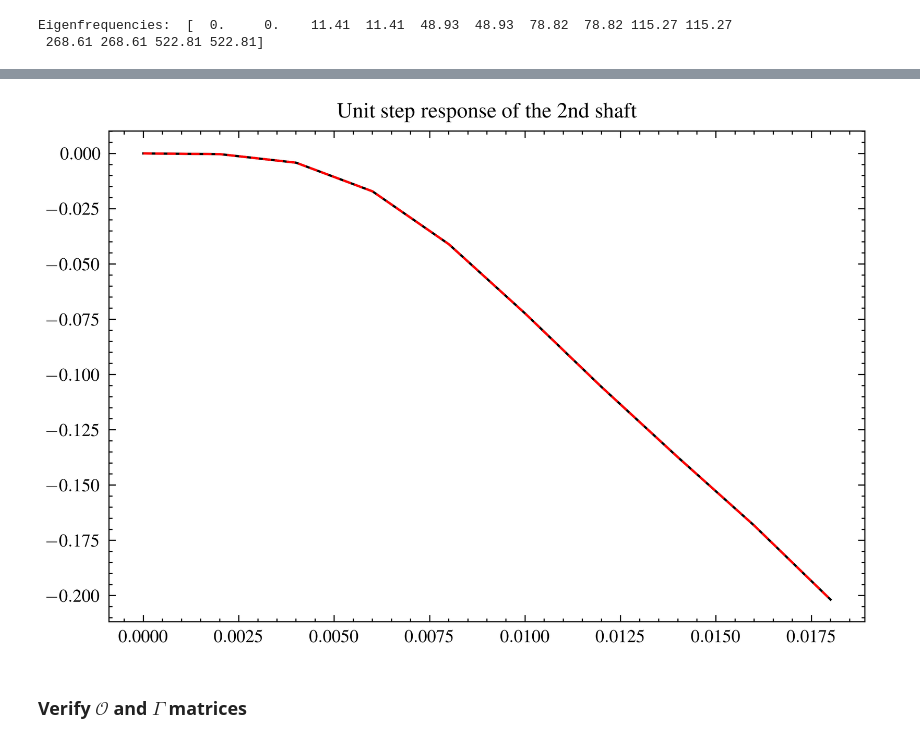
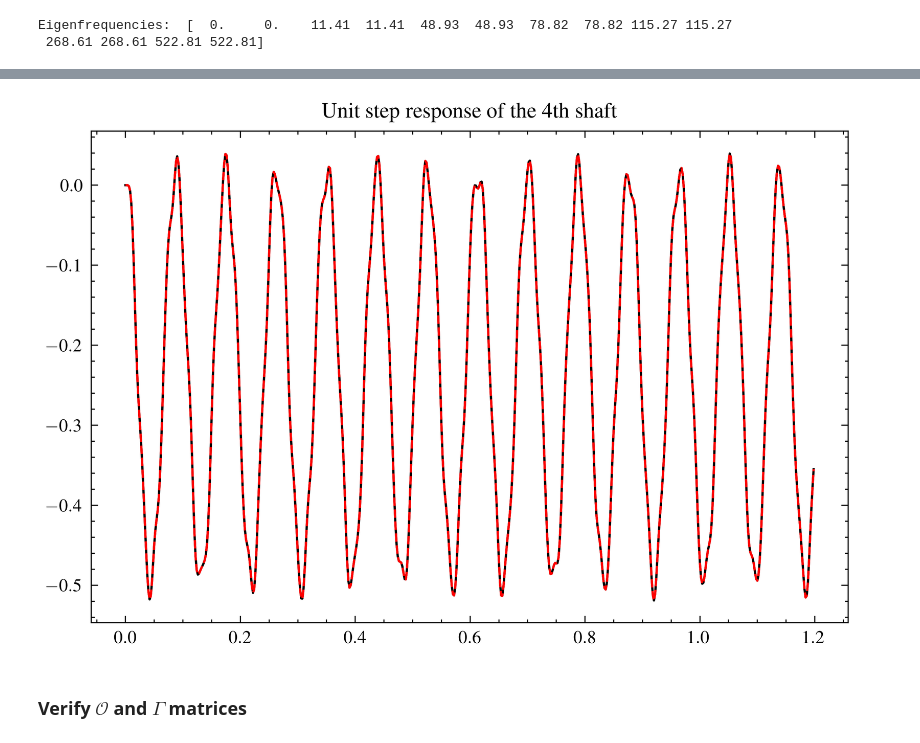
Before and after one commit to urho-h/torque_estimation_masters, a Jupyter notebook: notebooks/test_ikonen_ot.ipynb, the cells around one changed output, grey strips where cells are left out. Drawn from its saved outputs; the diff is of its cells as text; code cells hidden in the pictures.

```diff
--- a/notebooks/test_ikonen_ot.ipynb
+++ b/notebooks/test_ikonen_ot.ipynb
@@ -77,6 +77,22 @@ def state_matrices(assembly):
     B = np.vstack([Z, M_inv])
 
     return A, B
+# %%
+def c2d(A,B,Ts):
+    """
+    C2D computes a discrete-time model of a system (A_c,B_c) with sample time T_s.
+    The function returns matrices A,B of the discrete-time system.
+    """
+    m, n = A.shape
+    nb = B.shape[1]
+
+    s = np.concatenate([A, B], axis=1)
+    s = np.concatenate([s, np.zeros( (nb,n+nb) )], axis=0)
+    S = LA.expm(s*Ts)
+    Ad = S[0:n,0:n]
+    Bd = S[0:n,n:n+nb+1]
+
+    return Ad, Bd
 # %%
 def X(k_values, ndof):
     """
@@ -302,10 +317,19 @@ plt.show()
-# %%
-plt.plot(tout, 5.95e7*(yout[:,2] - yout[:,1]))
-plt.plot(tout_mod, yout_mod[:,1], '--')
-plt.title("Unit step response of the 2nd shaft")
-plt.show()
-# %% [output]
-[figure, removed]
+# %%
+# discrete-time model
+dt = np.mean(np.diff(t))
+
+A_d, B_d = c2d(A, B, dt)
+dtout, dyout, dxout = dlsim((A_d, B_d, C, D, dt), u, t=t)
+
+A_transformed_d, B_transformed_d = c2d(A_transformed, B_transformed, dt)
+dtout_mod, dyout_mod, dxout_mod = dlsim((A_transformed_d, B_transformed_d, C_transformed, D_transformed, dt), u, t=t)
+
+plt.plot(dtout, 6.93e8*(dyout[:,4] - dyout[:,3]))
+plt.plot(dtout_mod, dyout_mod[:,3], '--')
+plt.title("Unit step response of the 4th shaft")
+plt.show()
+# %% [output]
+[figure, added]
 # %% [markdown]
 ### Verify $\mathcal{O}$ and $\Gamma$ matrices
 # %%
```
Also changed, not shown: parts of 27 cells of this notebook.
